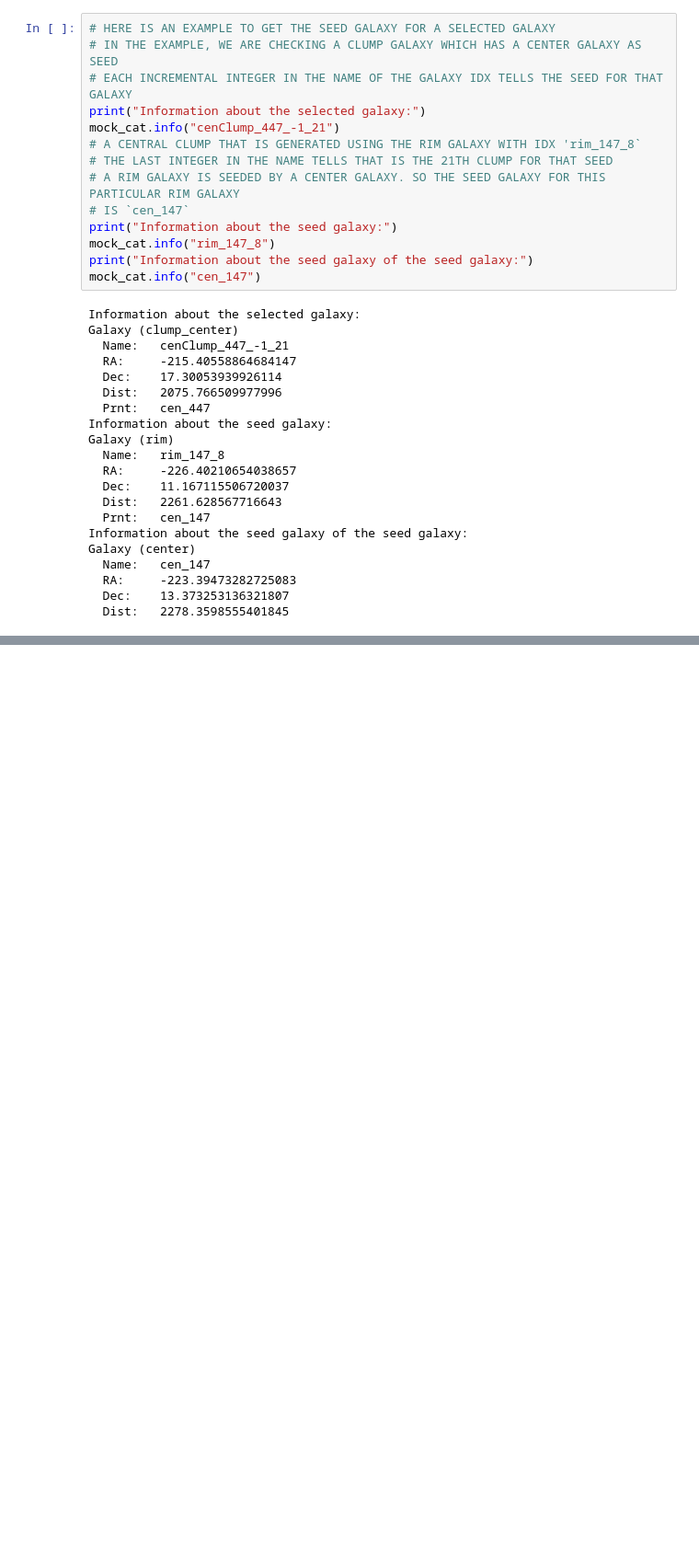
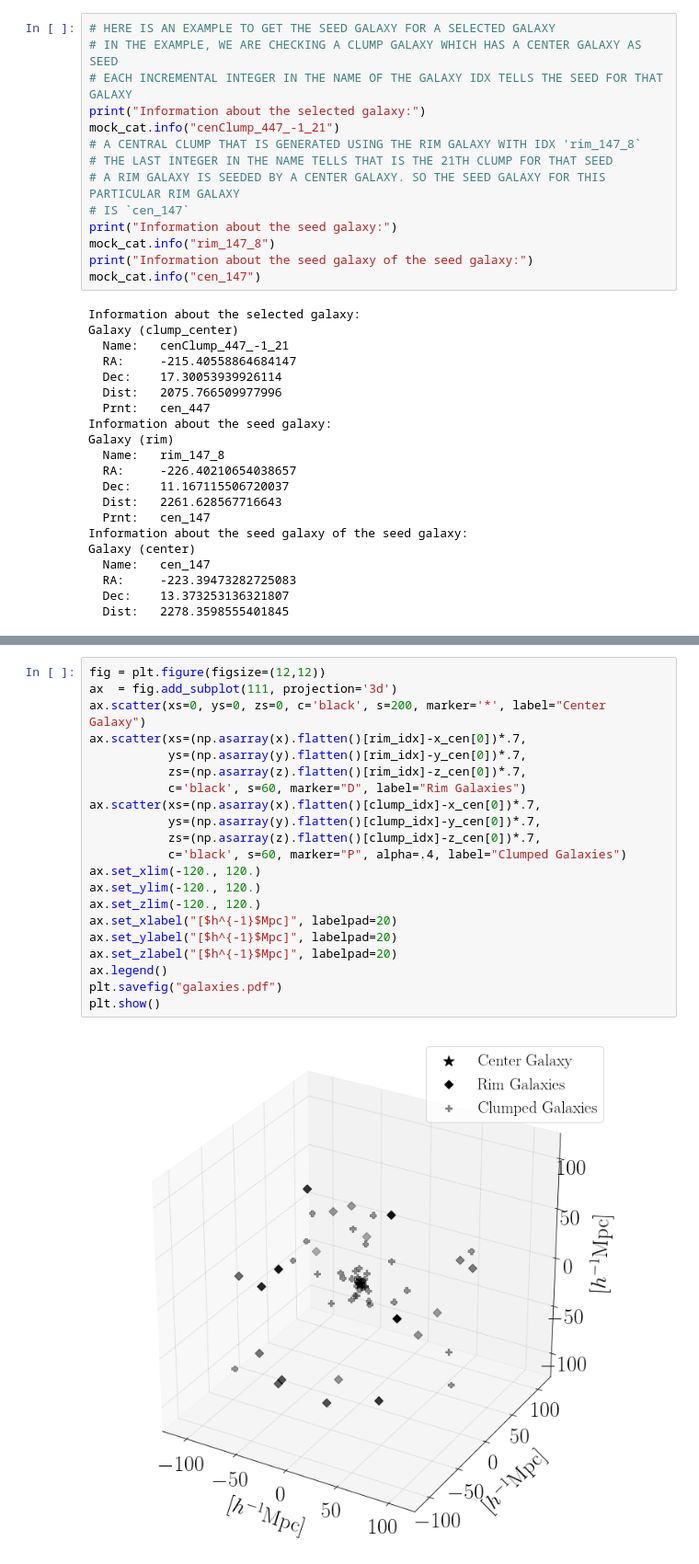
Before and after one commit to DESI-UR/catalog_generation, a Jupyter notebook: nb/catalog_class_demo.ipynb, the cells around one changed output, grey strips where cells are left out. Shown at 92% size. Drawn from its saved outputs; the diff is of its cells as text; blank space fills up the shorter version.

```diff
--- a/nb/catalog_class_demo.ipynb
+++ b/nb/catalog_class_demo.ipynb
@@ -101,3 +101,26 @@ plt.savefig("galaxies.pdf")
 plt.show()
 # %% [output]
 [figure]
+# %%
+fig = plt.figure(figsize=(12,12))
+ax  = fig.add_subplot(111, projection='3d')
+ax.scatter(xs=0, ys=0, zs=0, c='black', s=200, marker='*', label="Center Galaxy")
+ax.scatter(xs=(np.asarray(x).flatten()[rim_idx]-x_cen[0])*.7,
+           ys=(np.asarray(y).flatten()[rim_idx]-y_cen[0])*.7,
+           zs=(np.asarray(z).flatten()[rim_idx]-z_cen[0])*.7,
+           c='black', s=60, marker="D", label="Rim Galaxies")
+ax.scatter(xs=(np.asarray(x).flatten()[clump_idx]-x_cen[0])*.7,
+           ys=(np.asarray(y).flatten()[clump_idx]-y_cen[0])*.7,
+           zs=(np.asarray(z).flatten()[clump_idx]-z_cen[0])*.7,
+           c='black', s=60, marker="P", alpha=.4, label="Clumped Galaxies")
+ax.set_xlim(-120., 120.)
+ax.set_ylim(-120., 120.)
+ax.set_zlim(-120., 120.)
+ax.set_xlabel("[$h^{-1}$Mpc]", labelpad=20)
+ax.set_ylabel("[$h^{-1}$Mpc]", labelpad=20)
+ax.set_zlabel("[$h^{-1}$Mpc]", labelpad=20)
+ax.legend()
+plt.savefig("galaxies.pdf")
+plt.show()
+# %% [output]
+[figure, added]
```
Also changed, not shown: parts of 1 cell of this notebook.
